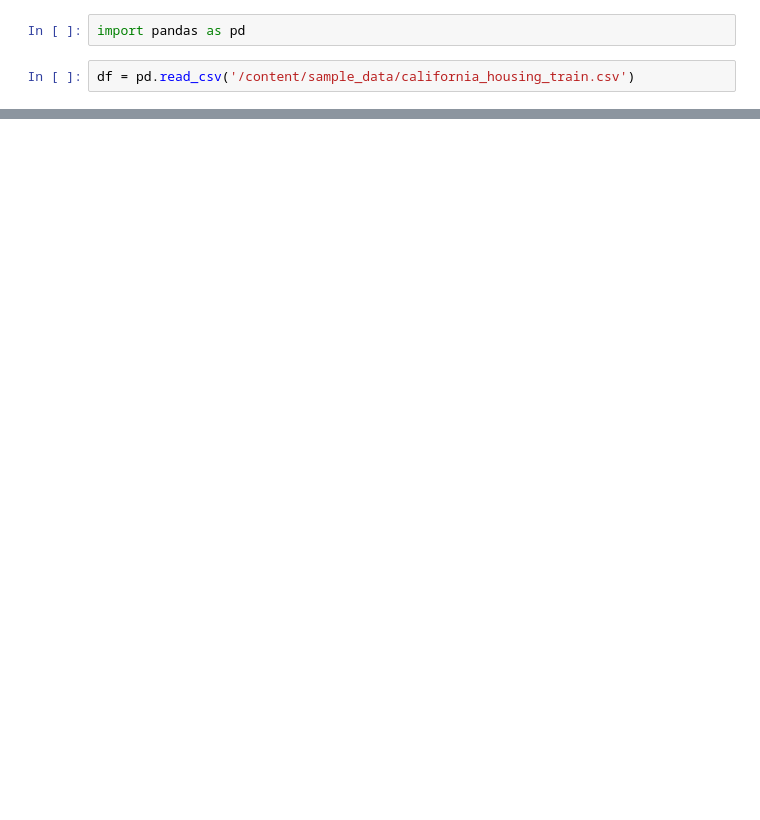
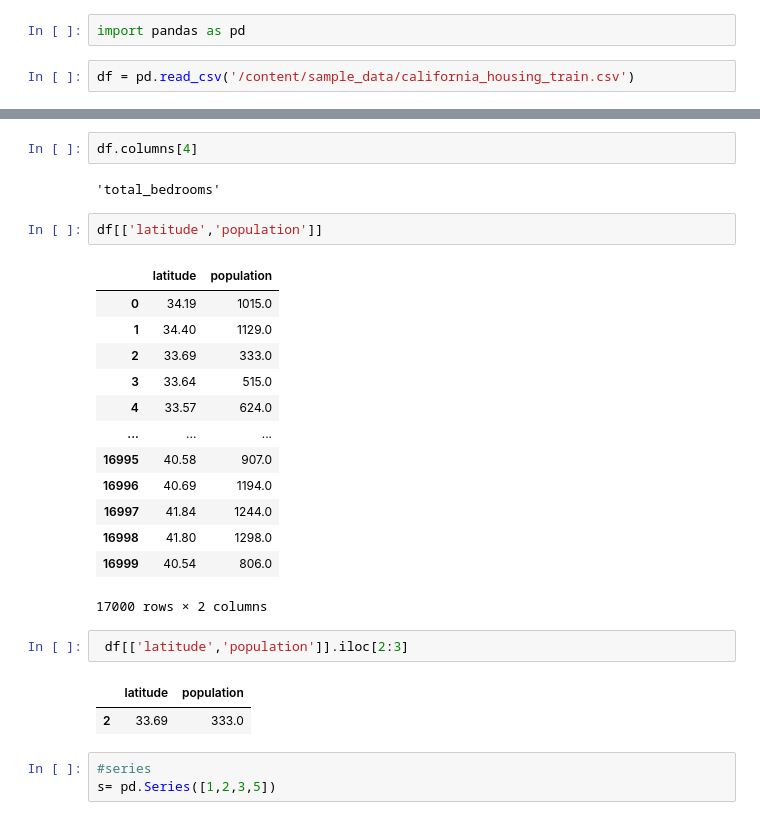
Before and after one commit to abdurrahman16/Pandas-Data-Manipulation, a Jupyter notebook: Pandas_Data_Manipulation.ipynb, the cells around one changed output, grey strips where cells are left out. Drawn from its saved outputs; the diff is of its cells as text; blank space fills up the shorter version.

```diff
--- a/Pandas_Data_Manipulation.ipynb
+++ b/Pandas_Data_Manipulation.ipynb
@@ -24,0 +62,28 @@ df.tail()
+# %%
+df.columns[4]
+# %% [output]
+'total_bedrooms'
+# %%
+df[['latitude','population']]
+# %% [output]
+|  | latitude | population |
+| 0 | 34.19 | 1015.0 |
+| 1 | 34.40 | 1129.0 |
+| 2 | 33.69 | 333.0 |
+| 3 | 33.64 | 515.0 |
+| 4 | 33.57 | 624.0 |
+| ... | ... | ... |
+| 16995 | 40.58 | 907.0 |
+| 16996 | 40.69 | 1194.0 |
+| 16997 | 41.84 | 1244.0 |
+| 16998 | 41.80 | 1298.0 |
+| 16999 | 40.54 | 806.0 |
+17000 rows × 2 columns
+# %%
+ df[['latitude','population']].iloc[2:3]
+# %% [output]
+|  | latitude | population |
+| 2 | 33.69 | 333.0 |
+# %%
+#series
+s= pd.Series([1,2,3,5])
```
Also changed, not shown: parts of 11 cells of this notebook.
